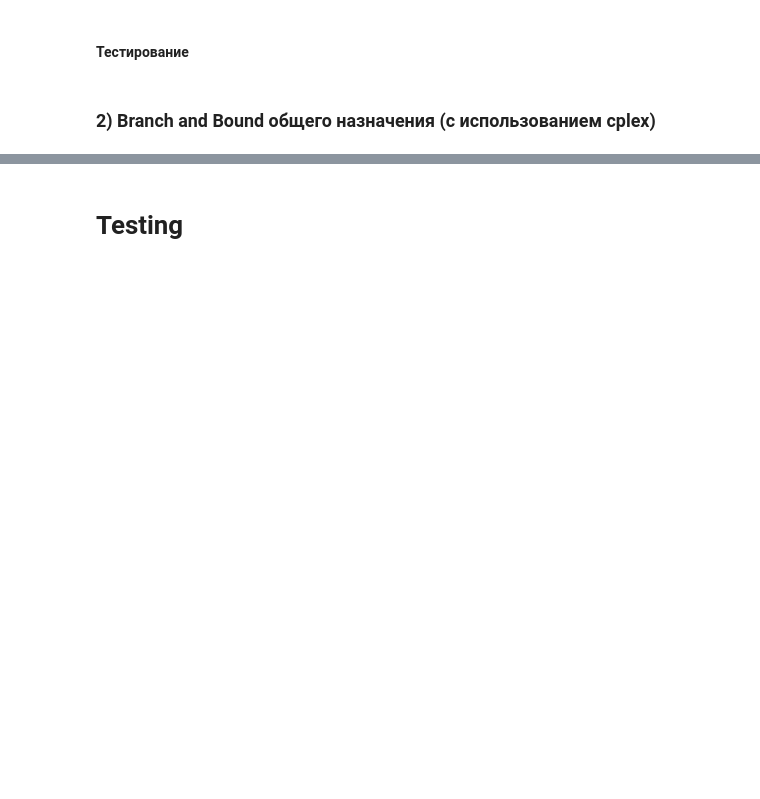
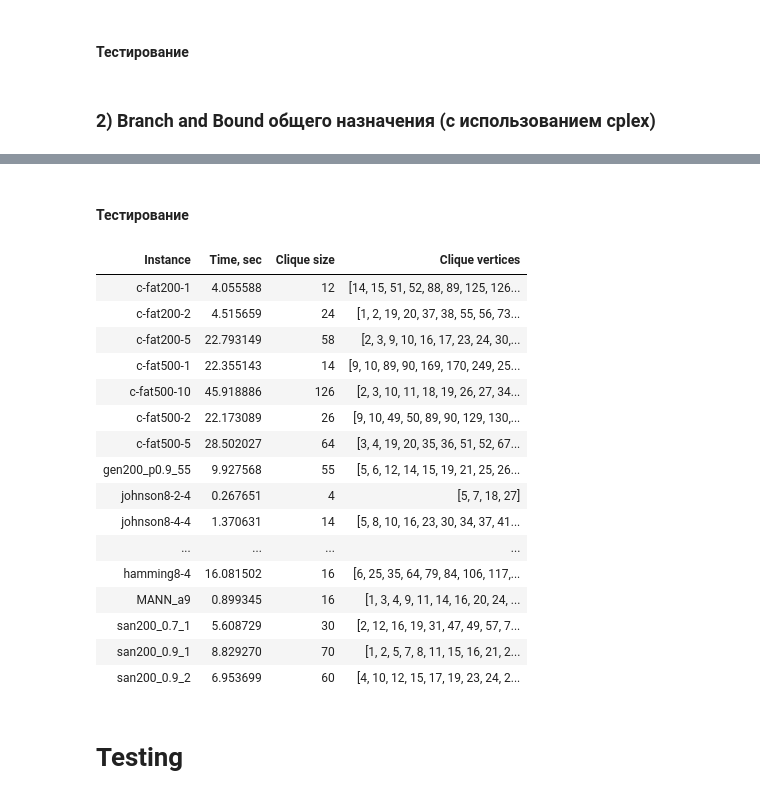
Before and after one commit to DenisKabanov/discrete_optimization_and_operations_research, a Jupyter notebook: 4) Branch and Bound/task4.ipynb, the cells around one changed output, grey strips where cells are left out. Saved outputs shown, nothing was run; the diff lists cells and outputs as text; code cells hidden in the pictures; blank space fills up the shorter version.

```diff
--- a/4) Branch and Bound/task4.ipynb
+++ b/4) Branch and Bound/task4.ipynb
@@ -523,0 +521,2 @@ x170  =  1.0
+# %% [markdown]
+#### Тестирование
@@ -524,2 +532,65 @@ x170  =  1.0
+# %%
+for dataset in data.keys(): # идём по тест-кейсам
+    if os.path.exists(f"{solutions_path}{dataset}.csv") and not recalculate: # если ответ для тест-кейса уже был посчитан ранее — загружаем его
+        with open(f"{solutions_path}{dataset}.csv", 'r') as file: # открываем файл для чтения (не бинарного)
+            reader = csv.reader(file) # создаём объект для чтения
+            reader = list(reader) # конвертируем объект _csv.reader в список для лёгкой итерации
+            solutions_cplex[dataset] = {} # создаём пустой словарь под тест-кейс
+            solutions_cplex[dataset]["clique_size"] = int(reader[0][0]) # конвертируем элемент первой строки (размер клики) в int
+            solutions_cplex[dataset]["clique"] = [int(node) for node in reader[1]] # конвертируем вторую строку (с вершинами клики) в массив int-ов
+            solutions_cplex[dataset]["time"] = float(reader[2][0]) # конвертируем элемент третьей строки (время работы алгоритма) в float
+    else: # если кейс ещё не решён — решаем
+        edges = data[dataset]["edges"] # смежные вершины в тест-кейсе
+        time_start = time.perf_counter() # замеряем время начала выполнения
+        for i in range(runs): # делаем runs запусков для усреднения времени
+            model_cplex = BranchAndBound(edges=edges, heuristic_for_init_sol=randomized_greedy_max_clique, check_solution=check_solution) # создаём BnB модель
+            model_cplex.calc_initial_solution([iterations]) # запускаем поиск начального решения с передачей следующих параметров - (iterations - число запусков рандомизированного алгоритма поиска клики)
+            print(f"{dataset} solution from heuristic: {model_cplex.get_best_solution()}") # DEBUG
+
+            independent_sets = get_independent_sets(edges=edges, random_iters=30) # считаем независимые множества в графе (без них модель будет работать медленно на слабых ограничениях)
+            for i in range(len(independent_sets)): # идём по независимым множествам и конвертируем их в данные для неравенств
+                independent_sets[i] = (independent_sets[i], 1.0) # ((номера переменных), значение ограничения)
+            model_cplex.add_constraints(constraints=independent_sets, sign="<=") # добавляем сильные ограничения в модель
+
+            #===================== v1 с проверкой решения прямо в модели (если не были переданы слабые ограничения)
+
+            #--------------------- v2 без проверки решения ~ передаём в модель все необходимые данные (слабые ограничения)
+            # simple_restrictions = check_solution(edges=edges, solution=(len(edges.keys()), list(range(len(edges.keys()))))) # получаем все слабые ограничения для графа с помощью фиктивного решения из всех элементов этого графа
+            # for i in range(len(simple_restrictions)): # идём по слабым ограничениям и конвертируем их в данные для неравенств
+            #     simple_restrictions[i] = (simple_restrictions[i], 1.0) # ([номера переменных], значение ограничения), номера переменных ~ вершин могут быть в list, а не только в tuple
+            # model_cplex.add_constraints(constraints=simple_restrictions, sign="<=") # добавляем слабые ограничения в модель (на самом деле они могут добавляться в процессе работы самого алгоритма, но если их изначально не задать, то алгоритм замедлится на сложных графах)
+            #=====================
+
+            model_cplex.recursive_bnb() # запускаем рекурсивный BnB алгоритм
+        time_working = time.perf_counter() - time_start # считаем сколько времени работал алгоритм
+
+        solution = model_cplex.get_best_solution() # получаем точный ответ алгоритма (на ошибки он уже проверен в ходе выполнения BnB)
+        if len(check_solution(edges=edges, solution=solution)) != 0: # проверка на то, что в решении не нашлось ошибок (check_solution возвращает список с ошибками, если их нет — список пустой)
+            raise Exception("Solution is incorrect") # выбрасываем исключение
+        solution = transform_solution(solution) # сортирует вершины клики в порядке возрастания их номера и возвращает нумерацию с единицы
+        solutions_cplex[dataset] = {"time": time_working/runs, "clique_size": solution[0], "clique": solution[1]} # добавление ответа в словарь с ответами
+        save_solution(dataset=dataset, solution=solutions_cplex[dataset]) # сохраняем решение для рассматриваемого кейса
+    print(f"{dataset}: {solutions_cplex[dataset]}")
+# %%
+# v2 (all simple constraint)
+show_results(solutions_cplex) # вывод таблицы с результатами
+# %% [output]
+| Instance | Time, sec | Clique size | Clique vertices |
+| c-fat200-1 | 4.055588 | 12 | [14, 15, 51, 52, 88, 89, 125, 126... |
+| c-fat200-2 | 4.515659 | 24 | [1, 2, 19, 20, 37, 38, 55, 56, 73... |
+| c-fat200-5 | 22.793149 | 58 | [2, 3, 9, 10, 16, 17, 23, 24, 30,... |
+| c-fat500-1 | 22.355143 | 14 | [9, 10, 89, 90, 169, 170, 249, 25... |
+| c-fat500-10 | 45.918886 | 126 | [2, 3, 10, 11, 18, 19, 26, 27, 34... |
+| c-fat500-2 | 22.173089 | 26 | [9, 10, 49, 50, 89, 90, 129, 130,... |
+| c-fat500-5 | 28.502027 | 64 | [3, 4, 19, 20, 35, 36, 51, 52, 67... |
+| gen200_p0.9_55 | 9.927568 | 55 | [5, 6, 12, 14, 15, 19, 21, 25, 26... |
+| johnson8-2-4 | 0.267651 | 4 | [5, 7, 18, 27] |
+| johnson8-4-4 | 1.370631 | 14 | [5, 8, 10, 16, 23, 30, 34, 37, 41... |
+| ... | ... | ... | ... |
+| hamming8-4 | 16.081502 | 16 | [6, 25, 35, 64, 79, 84, 106, 117,... |
+| MANN_a9 | 0.899345 | 16 | [1, 3, 4, 9, 11, 14, 16, 20, 24, ... |
+| san200_0.7_1 | 5.608729 | 30 | [2, 12, 16, 19, 31, 47, 49, 57, 7... |
+| san200_0.9_1 | 8.829270 | 70 | [1, 2, 5, 7, 8, 11, 15, 16, 21, 2... |
+| san200_0.9_2 | 6.953699 | 60 | [4, 10, 12, 15, 17, 19, 23, 24, 2... |
 # %% [markdown]
 # Testing
```
Also changed, not shown: parts of 35 cells of this notebook.
